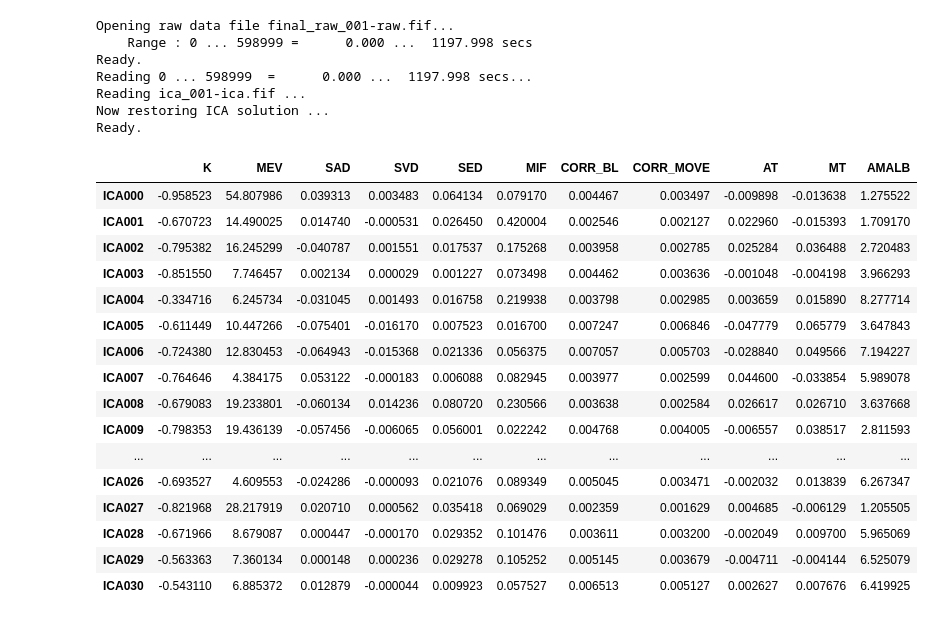
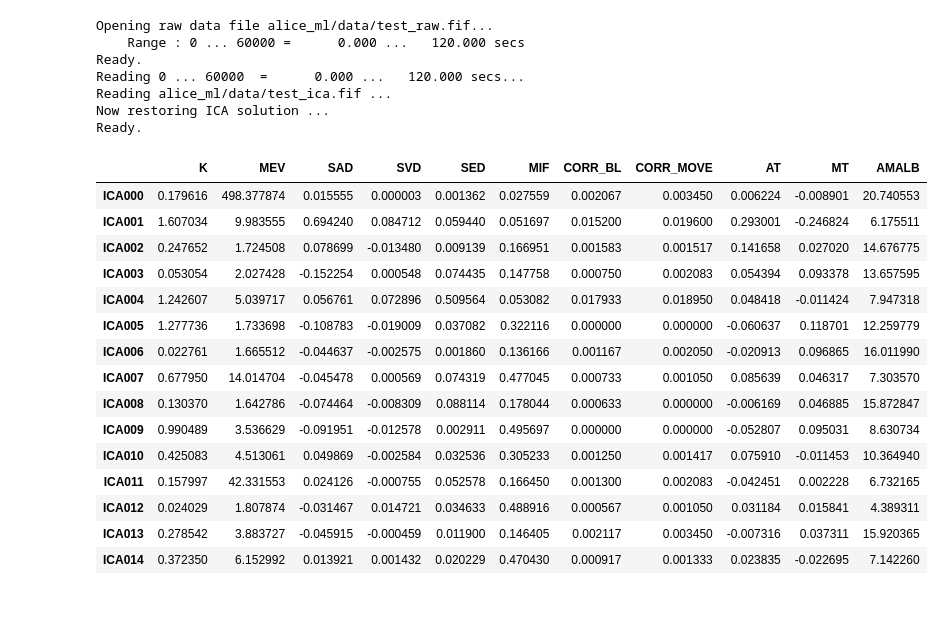
Before and after one commit to ledovsky/alice-eeg-ml, a Jupyter notebook: Using pipeline on new data.ipynb, the cells around one changed output. Cells and saved outputs as stored; diff of their text form; code cells hidden in the pictures.

```diff
--- a/Using pipeline on new data.ipynb
+++ b/Using pipeline on new data.ipynb
@@ -7,11 +12,11 @@ from features import get_features_from_mne
 # %%
-simulated_raw=mne.io.read_raw_fif('final_raw_'+'001'+'-raw.fif', preload=True)
-new_ica=mne.preprocessing.read_ica('ica_'+'001'+'-ica.fif')
+raw = mne.io.read_raw_fif('alice_ml/data/test_raw.fif', preload=True)
+ica = mne.preprocessing.read_ica('alice_ml/data/test_ica.fif')
 # %% [output]
-Opening raw data file final_raw_001-raw.fif...
-    Range : 0 ... 598999 =      0.000 ...  1197.998 secs
+Opening raw data file alice_ml/data/test_raw.fif...
+    Range : 0 ... 60000 =      0.000 ...   120.000 secs
 Ready.
-Reading 0 ... 598999  =      0.000 ...  1197.998 secs...
-Reading ica_001-ica.fif ...
+Reading 0 ... 60000  =      0.000 ...   120.000 secs...
+Reading alice_ml/data/test_ica.fif ...
 Now restoring ICA solution ...
 Ready.
@@ -20,20 +23,20 @@ feature_df = get_features_from_mne(simulated_raw, new_ica)
-# %%
-feature_df
-# %% [output]
-|  | K | MEV | SAD | SVD | SED | MIF | CORR_BL | CORR_MOVE | AT | MT | AMALB |
-| ICA000 | -0.958523 | 54.807986 | 0.039313 | 0.003483 | 0.064134 | 0.079170 | 0.004467 | 0.003497 | -0.009898 | -0.013638 | 1.275522 |
-| ICA001 | -0.670723 | 14.490025 | 0.014740 | -0.000531 | 0.026450 | 0.420004 | 0.002546 | 0.002127 | 0.022960 | -0.015393 | 1.709170 |
-| ICA002 | -0.795382 | 16.245299 | -0.040787 | 0.001551 | 0.017537 | 0.175268 | 0.003958 | 0.002785 | 0.025284 | 0.036488 | 2.720483 |
-| ICA003 | -0.851550 | 7.746457 | 0.002134 | 0.000029 | 0.001227 | 0.073498 | 0.004462 | 0.003636 | -0.001048 | -0.004198 | 3.966293 |
-| ICA004 | -0.334716 | 6.245734 | -0.031045 | 0.001493 | 0.016758 | 0.219938 | 0.003798 | 0.002985 | 0.003659 | 0.015890 | 8.277714 |
-| ICA005 | -0.611449 | 10.447266 | -0.075401 | -0.016170 | 0.007523 | 0.016700 | 0.007247 | 0.006846 | -0.047779 | 0.065779 | 3.647843 |
-| ICA006 | -0.724380 | 12.830453 | -0.064943 | -0.015368 | 0.021336 | 0.056375 | 0.007057 | 0.005703 | -0.028840 | 0.049566 | 7.194227 |
-| ICA007 | -0.764646 | 4.384175 | 0.053122 | -0.000183 | 0.006088 | 0.082945 | 0.003977 | 0.002599 | 0.044600 | -0.033854 | 5.989078 |
-| ICA008 | -0.679083 | 19.233801 | -0.060134 | 0.014236 | 0.080720 | 0.230566 | 0.003638 | 0.002584 | 0.026617 | 0.026710 | 3.637668 |
-| ICA009 | -0.798353 | 19.436139 | -0.057456 | -0.006065 | 0.056001 | 0.022242 | 0.004768 | 0.004005 | -0.006557 | 0.038517 | 2.811593 |
-| ... | ... | ... | ... | ... | ... | ... | ... | ... | ... | ... | ... |
-| ICA026 | -0.693527 | 4.609553 | -0.024286 | -0.000093 | 0.021076 | 0.089349 | 0.005045 | 0.003471 | -0.002032 | 0.013839 | 6.267347 |
-| ICA027 | -0.821968 | 28.217919 | 0.020710 | 0.000562 | 0.035418 | 0.069029 | 0.002359 | 0.001629 | 0.004685 | -0.006129 | 1.205505 |
-| ICA028 | -0.671966 | 8.679087 | 0.000447 | -0.000170 | 0.029352 | 0.101476 | 0.003611 | 0.003200 | -0.002049 | 0.009700 | 5.965069 |
-| ICA029 | -0.563363 | 7.360134 | 0.000148 | 0.000236 | 0.029278 | 0.105252 | 0.005145 | 0.003679 | -0.004711 | -0.004144 | 6.525079 |
-| ICA030 | -0.543110 | 6.885372 | 0.012879 | -0.000044 | 0.009923 | 0.057527 | 0.006513 | 0.005127 | 0.002627 | 0.007676 | 6.419925 |
+# %%
+features_df = get_features_from_mne(raw, ica)
+features_df
+# %% [output]
+|  | K | MEV | SAD | SVD | SED | MIF | CORR_BL | CORR_MOVE | AT | MT | AMALB |
+| ICA000 | 0.179616 | 498.377874 | 0.015555 | 0.000003 | 0.001362 | 0.027559 | 0.002067 | 0.003450 | 0.006224 | -0.008901 | 20.740553 |
+| ICA001 | 1.607034 | 9.983555 | 0.694240 | 0.084712 | 0.059440 | 0.051697 | 0.015200 | 0.019600 | 0.293001 | -0.246824 | 6.175511 |
+| ICA002 | 0.247652 | 1.724508 | 0.078699 | -0.013480 | 0.009139 | 0.166951 | 0.001583 | 0.001517 | 0.141658 | 0.027020 | 14.676775 |
+| ICA003 | 0.053054 | 2.027428 | -0.152254 | 0.000548 | 0.074435 | 0.147758 | 0.000750 | 0.002083 | 0.054394 | 0.093378 | 13.657595 |
+| ICA004 | 1.242607 | 5.039717 | 0.056761 | 0.072896 | 0.509564 | 0.053082 | 0.017933 | 0.018950 | 0.048418 | -0.011424 | 7.947318 |
+| ICA005 | 1.277736 | 1.733698 | -0.108783 | -0.019009 | 0.037082 | 0.322116 | 0.000000 | 0.000000 | -0.060637 | 0.118701 | 12.259779 |
+| ICA006 | 0.022761 | 1.665512 | -0.044637 | -0.002575 | 0.001860 | 0.136166 | 0.001167 | 0.002050 | -0.020913 | 0.096865 | 16.011990 |
+| ICA007 | 0.677950 | 14.014704 | -0.045478 | 0.000569 | 0.074319 | 0.477045 | 0.000733 | 0.001050 | 0.085639 | 0.046317 | 7.303570 |
+| ICA008 | 0.130370 | 1.642786 | -0.074464 | -0.008309 | 0.088114 | 0.178044 | 0.000633 | 0.000000 | -0.006169 | 0.046885 | 15.872847 |
+| ICA009 | 0.990489 | 3.536629 | -0.091951 | -0.012578 | 0.002911 | 0.495697 | 0.000000 | 0.000000 | -0.052807 | 0.095031 | 8.630734 |
+| ICA010 | 0.425083 | 4.513061 | 0.049869 | -0.002584 | 0.032536 | 0.305233 | 0.001250 | 0.001417 | 0.075910 | -0.011453 | 10.364940 |
+| ICA011 | 0.157997 | 42.331553 | 0.024126 | -0.000755 | 0.052578 | 0.166450 | 0.001300 | 0.002083 | -0.042451 | 0.002228 | 6.732165 |
+| ICA012 | 0.024029 | 1.807874 | -0.031467 | 0.014721 | 0.034633 | 0.488916 | 0.000567 | 0.001050 | 0.031184 | 0.015841 | 4.389311 |
+| ICA013 | 0.278542 | 3.883727 | -0.045915 | -0.000459 | 0.011900 | 0.146405 | 0.002117 | 0.003450 | -0.007316 | 0.037311 | 15.920365 |
+| ICA014 | 0.372350 | 6.152992 | 0.013921 | 0.001432 | 0.020229 | 0.470430 | 0.000917 | 0.001333 | 0.023835 | -0.022695 | 7.142260 |
```
Also changed, not shown: parts of 6 cells of this notebook, 12 other files.
